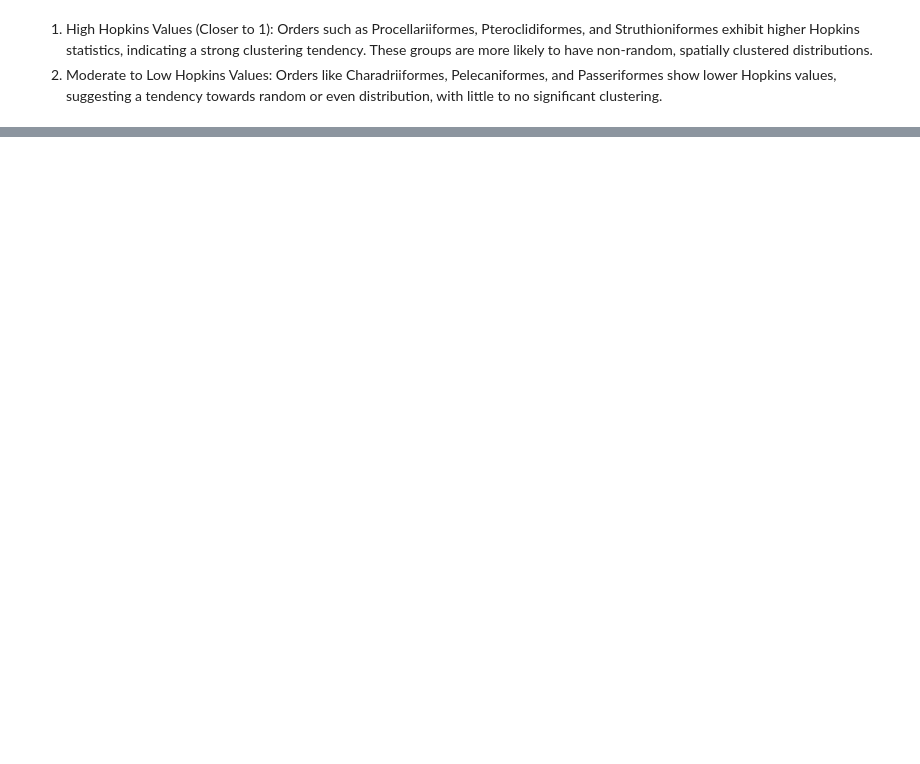
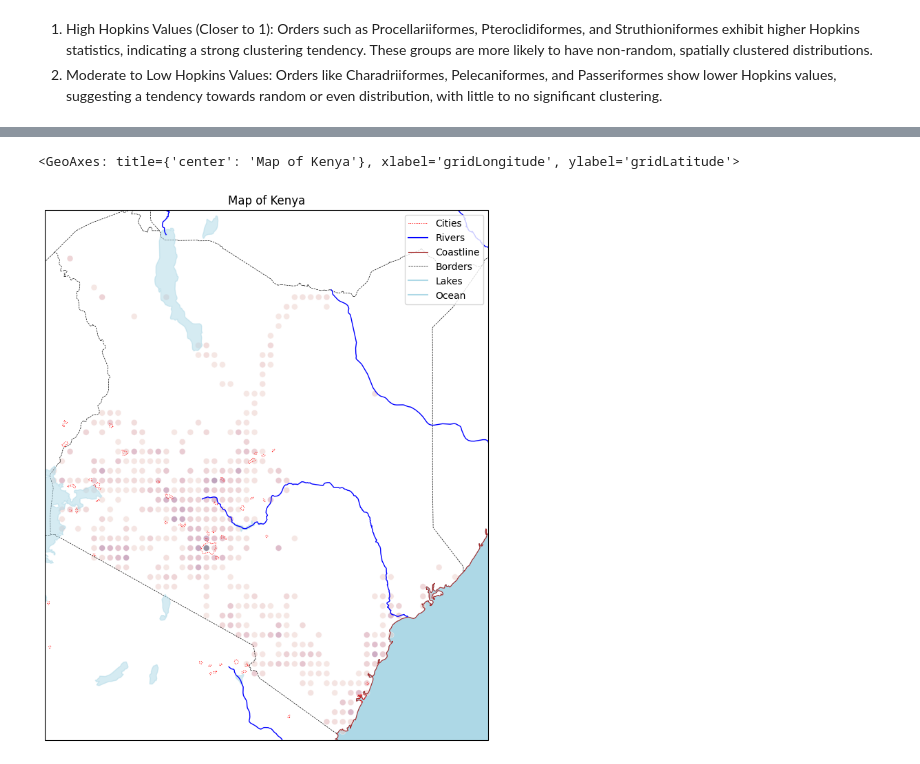
Before and after one commit to zahra-zibzee/Environmental-Data-Analysis, a Jupyter notebook: Project2/question1.ipynb, the cells around one changed output, grey strips where cells are left out. Cells and saved outputs as stored; diff of their text form; code cells hidden in the pictures; blank space fills up the shorter version.

```diff
--- a/Project2/question1.ipynb
+++ b/Project2/question1.ipynb
@@ -647,0 +734,3 @@ plt.show()
+# %%
+latitude_grid_size = (max_lan - min_lan) / 50
+longitude_grid_size = (max_lon - min_lon) / 50
@@ -647,0 +745,4 @@ plt.show()
+# %%
+df['gridLatitude'] = (df['decimalLatitude']/latitude_grid_size).astype(int) * latitude_grid_size
+df['gridLongitude'] = (df['decimalLongitude']/longitude_grid_size).astype(int) * longitude_grid_size
+df
@@ -647,0 +763,3 @@ plt.show()
+# %%
+filtered_df = df.groupby(['gridLatitude', 'gridLongitude', 'scientificName']).sum().sort_values('individualCount', ascending=False)
+filtered_df[filtered_df['individualCount'] > 10]
@@ -647,0 +781,4 @@ plt.show()
+# %%
+richness_df = filtered_df.reset_index().drop(columns=['decimalLatitude', 'decimalLongitude', 'individualCount']).groupby(['gridLatitude', 'gridLongitude']).nunique()
+richness_df.reset_index(inplace=True)
+richness_df
@@ -647,0 +799,15 @@ plt.show()
+# %%
+ax = draw_kenya()
+sns.scatterplot(
+        data=richness_df,
+        x="gridLongitude",
+        y="gridLatitude",
+        hue="scientificName",
+        s = 40,
+        alpha=0.5,
+        ax=ax,
+        legend=False,
+    )
+# %% [output]
+<GeoAxes: title={'center': 'Map of Kenya'}, xlabel='gridLongitude', ylabel='gridLatitude'>
+[figure, added]
```
Also changed, not shown: parts of 27 cells of this notebook.
